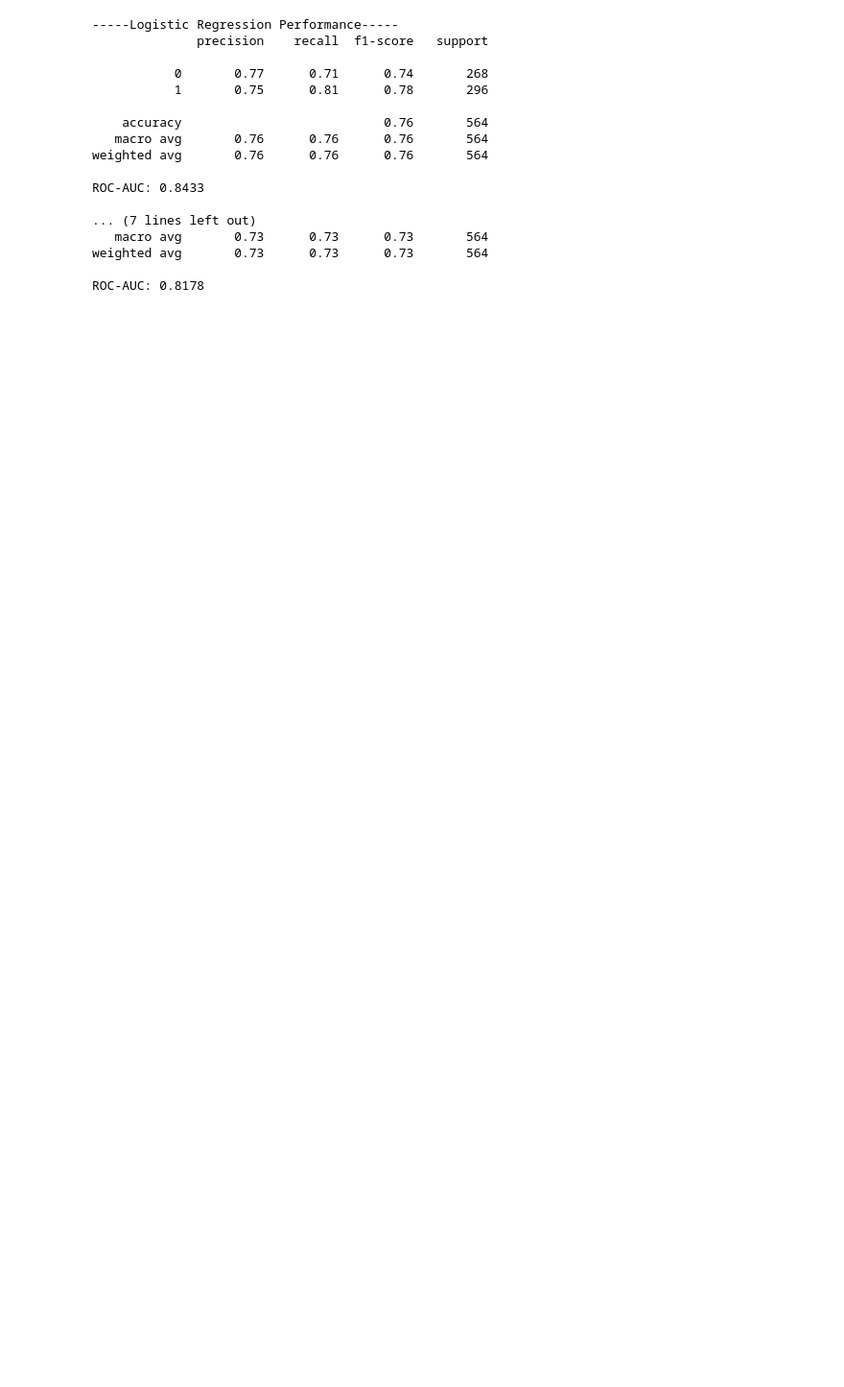
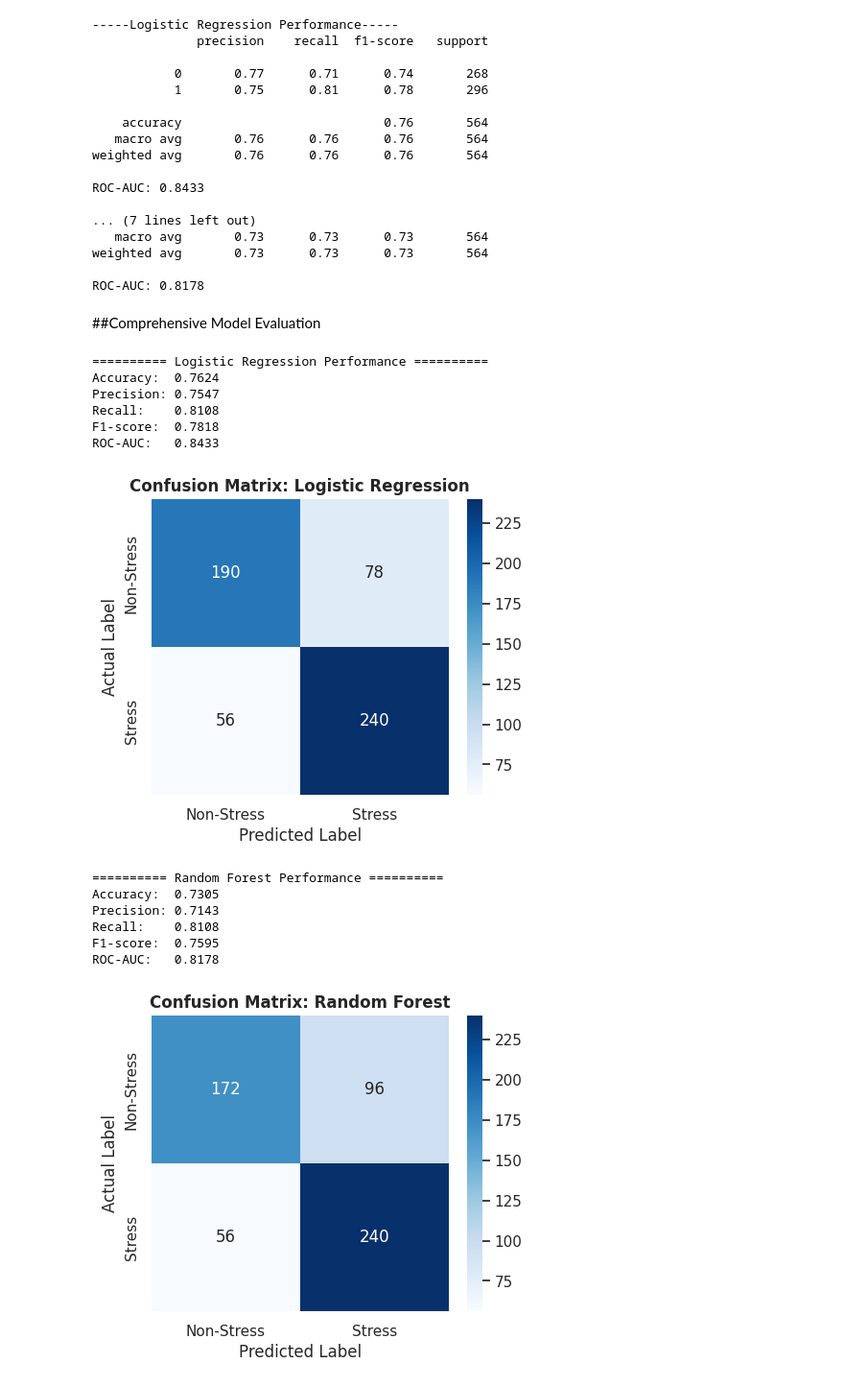
Before and after one commit to ojos168/Algorithmic_Empathy, a Jupyter notebook: Stress_Prediction_EDA_and_Baseline_Model.ipynb, the cells around one changed output. Shown at 96% size. Cells and saved outputs as stored; diff of their text form; code cells hidden in the pictures; blank space fills up the shorter version.

```diff
--- a/Stress_Prediction_EDA_and_Baseline_Model.ipynb
+++ b/Stress_Prediction_EDA_and_Baseline_Model.ipynb
@@ -216,3 +234,59 @@ ROC-AUC: 0.8433
 weighted avg       0.73      0.73      0.73       564
 
 ROC-AUC: 0.8178
+# %% [markdown]
+##Comprehensive Model Evaluation
+# %%
+#step5: compenhensive model training
+from sklearn.metrics import accuracy_score, precision_score, recall_score, f1_score, roc_auc_score, confusion_matrix
+
+def evaluate_and_print_metrics(model, X_test_features, y_test_labels, model_name):
+    """
+    Evaluates a trained machine learning model and prints standard classification metrics.
+    """
+    print(f"========== {model_name} Performance ==========")
+
+    y_pred = model.predict(X_test_features)
+    y_prob = model.predict_proba(X_test_features)[:, 1]
+
+    accuracy = accuracy_score(y_test_labels, y_pred)
+    precision = precision_score(y_test_labels, y_pred)
+    recall = recall_score(y_test_labels, y_pred)
+    f1 = f1_score(y_test_labels, y_pred)
+    roc_auc = roc_auc_score(y_test_labels, y_prob)
+
+    print(f"Accuracy:  {accuracy:.4f}")
+    print(f"Precision: {precision:.4f}")
+    print(f"Recall:    {recall:.4f}")
+    print(f"F1-score:  {f1:.4f}")
+    print(f"ROC-AUC:   {roc_auc:.4f}\n")
+
+    # Plot Confusion Matrix
+    cm = confusion_matrix(y_test_labels, y_pred)
+    plt.figure(figsize=(5, 4))
+    sns.heatmap(cm, annot=True, fmt='d', cmap='Blues',
+                xticklabels=['Non-Stress', 'Stress'],
+                yticklabels=['Non-Stress', 'Stress'])
+    plt.title(f'Confusion Matrix: {model_name}', fontsize=12, fontweight='bold')
+    plt.ylabel('Actual Label')
+    plt.xlabel('Predicted Label')
+    plt.show()
+
+# Run evaluation for both models
+evaluate_and_print_metrics(lr_model, X_test_tfidf, y_test, "Logistic Regression")
+evaluate_and_print_metrics(rf_model, X_test_tfidf, y_test, "Random Forest")
+# %% [output]
+========== Logistic Regression Performance ==========
+Accuracy:  0.7624
+Precision: 0.7547
+Recall:    0.8108
+F1-score:  0.7818
+ROC-AUC:   0.8433
+[figure, added]
+========== Random Forest Performance ==========
+Accuracy:  0.7305
+Precision: 0.7143
+Recall:    0.8108
+F1-score:  0.7595
+ROC-AUC:   0.8178
+[figure, added]
```
Also changed, not shown: parts of 7 cells of this notebook.
